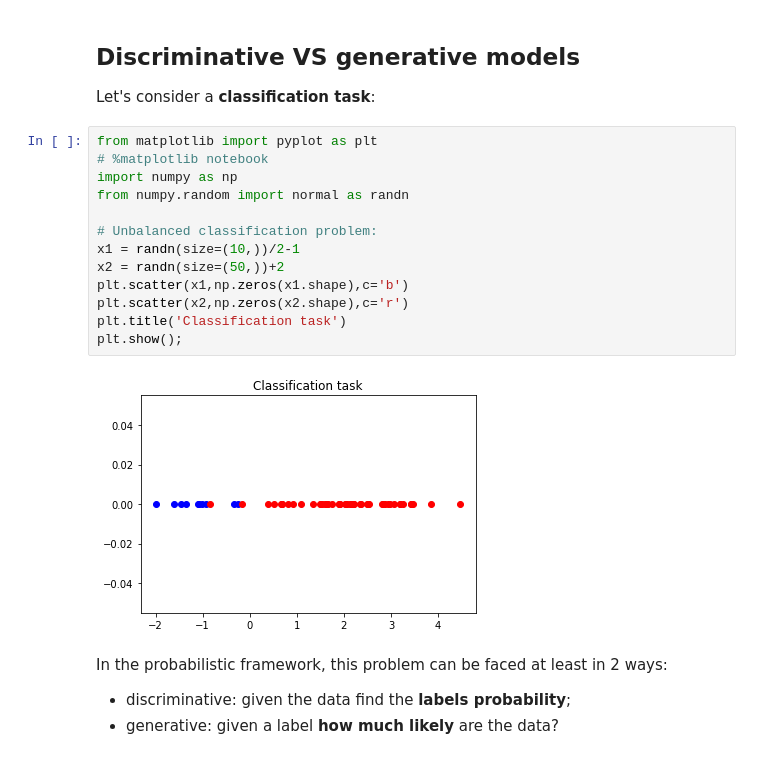
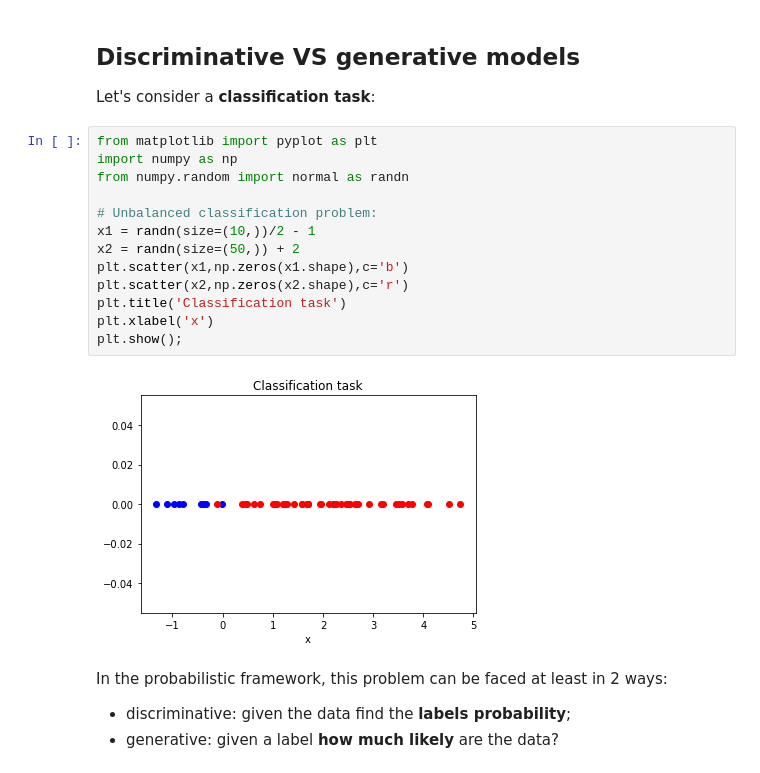
Before and after one commit to ilgabbio/meetup-generative-models, a Jupyter notebook: 00_generative.ipynb, the cells around one changed output. Saved outputs shown, nothing was run; the diff lists cells and outputs as text.

```diff
--- a/00_generative.ipynb
+++ b/00_generative.ipynb
@@ -40,19 +40,19 @@ https://affinelayer.com/pixsrv/
 Let's consider a __classification task__:
 # %%
 from matplotlib import pyplot as plt
-# %matplotlib notebook
 import numpy as np
 from numpy.random import normal as randn
 
 # Unbalanced classification problem:
-x1 = randn(size=(10,))/2-1
-x2 = randn(size=(50,))+2
+x1 = randn(size=(10,))/2 - 1
+x2 = randn(size=(50,)) + 2
 plt.scatter(x1,np.zeros(x1.shape),c='b')
 plt.scatter(x2,np.zeros(x2.shape),c='r')
 plt.title('Classification task')
+plt.xlabel('x')
 plt.show();
 # %% [output]
-[figure, old version]
+[figure, new version]
 # %% [markdown]
 In the probabilistic framework, this problem can be faced at least in 2 ways:
 
```
Also changed, not shown: parts of 9 cells of this notebook, 5 other files.
